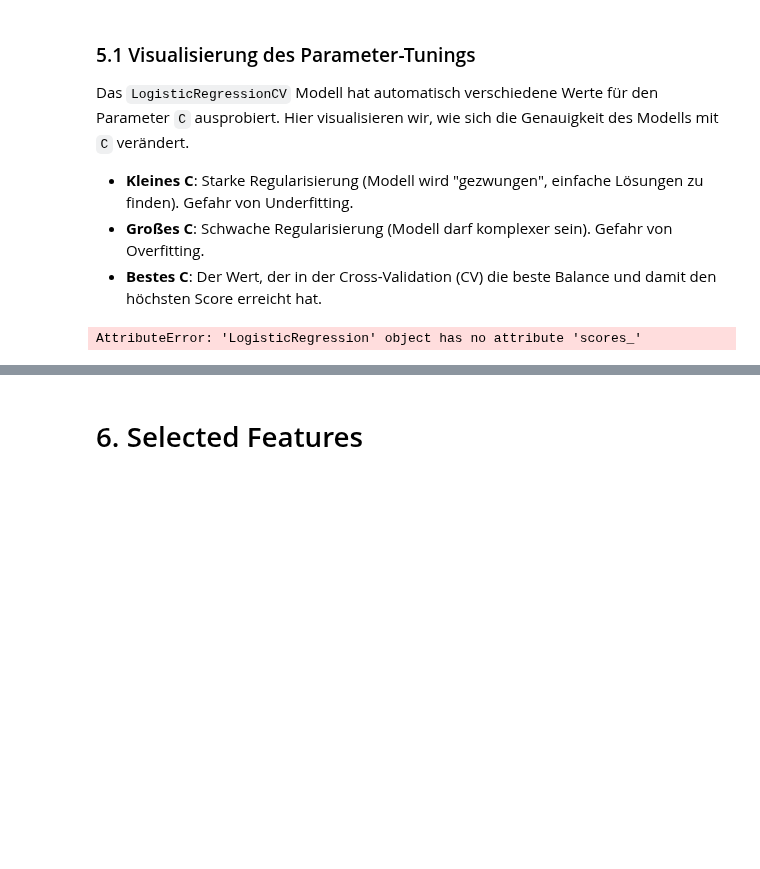
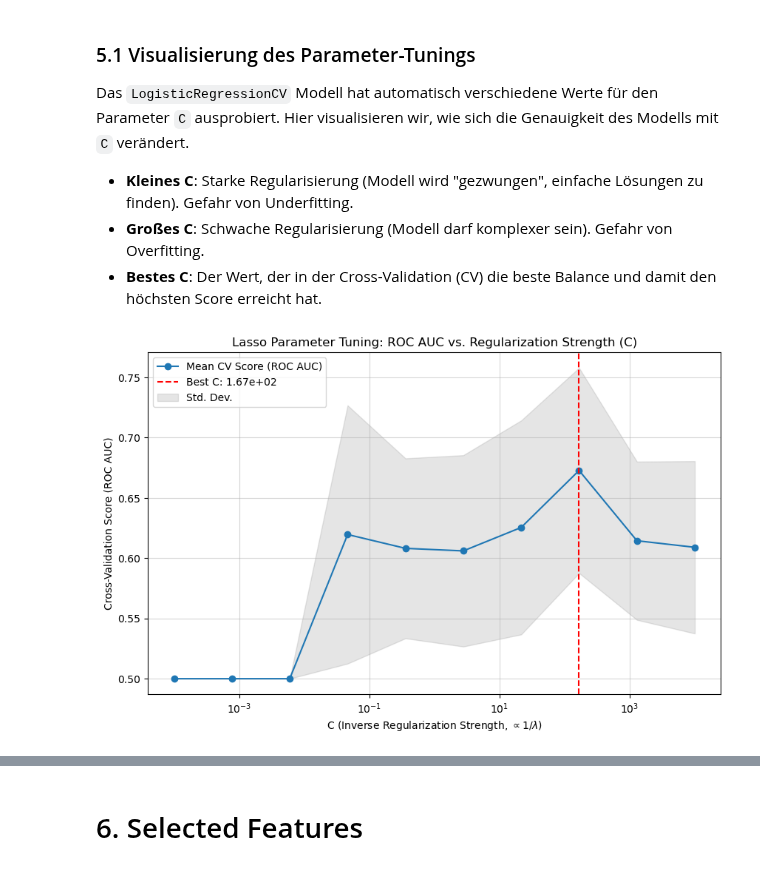
Before and after one commit to LabMedDHM/lotta_frag, a Jupyter notebook: 04_lasso_modeling.ipynb, the cells around one changed output, grey strips where cells are left out. Drawn from its saved outputs; the diff is of its cells as text; code cells hidden in the pictures; blank space fills up the shorter version.

```diff
--- a/04_lasso_modeling.ipynb
+++ b/04_lasso_modeling.ipynb
@@ -147,28 +159,33 @@ Hier visualisieren wir, wie sich die Genauigkeit des Modells mit `C` verändert.
 - **Großes C**: Schwache Regularisierung (Modell darf komplexer sein). Gefahr von Overfitting.
 - **Bestes C**: Der Wert, der in der Cross-Validation (CV) die beste Balance und damit den höchsten Score erreicht hat.
 # %%
-'''
-lasso = pipeline.named_steps['lasso']
+### 5.1 Visualisierung des Parameter-Tunings
+
+import matplotlib.pyplot as plt
+
+lasso_cv = pipeline.named_steps['lasso_cv']
 
 # Scores extrahieren. Form: (n_folds, n_Cs)
-# Wir nehmen den Durchschnitt über die Folds für jeden C-Wert
-# scores_ ist ein Dict mit Klassen-Labels als Keys. Bei binärer Klassifikation (0, 1) nehmen wir 1.
-mean_scores = np.mean(lasso.scores_[1], axis=0)
-std_scores = np.std(lasso.scores_[1], axis=0)
-cs = lasso.Cs_
+# durchschnitt von allen 5 C-werten (aus den 5 folds)
+mean_scores = np.mean(lasso_cv.scores_[1], axis=0)
+
+# standardabweichung, wie weit waren die 5 ergbenisse auseinander, wie groß ist die unsicherheit (später im plot grau markiert)
+std_scores = np.std(lasso_cv.scores_[1], axis=0)
+cs = lasso_cv.Cs_
 
 plt.figure(figsize=(10, 6))
-plt.semilogx(cs, mean_scores, marker='o', label='Mean CV Score')
+# semilogx da C typischerweise logarithmisch verteilt ist
+plt.semilogx(cs, mean_scores, marker='o', label='Mean CV Score (ROC AUC)')
 plt.fill_between(cs, mean_scores - std_scores, mean_scores + std_scores, alpha=0.2, color='gray', label='Std. Dev.')
 
-# Bestes C markieren
-plt.axvline(lasso.C_[0], linestyle='--', color='r', label=f'Best C: {lasso.C_[0]:.2e}')
+#bestes C
+plt.axvline(lasso_cv.C_[0], linestyle='--', color='r', label=f'Best C: {lasso_cv.C_[0]:.2e}')
 
-plt.title("Lasso Parameter Tuning: Accuracy vs. Regularization Strength (C)")
-plt.xlabel("C (Inverse Regularization Strength)")
-plt.ylabel("Cross-Validation Accuracy")
+plt.title("Lasso Parameter Tuning: ROC AUC vs. Regularization Strength (C)")
+plt.xlabel("C (Inverse Regularization Strength, $\propto 1/\lambda$)")
+plt.ylabel("Cross-Validation Score (ROC AUC)")
 plt.legend()
 plt.grid(True, which="both", ls="-", alpha=0.5)
-plt.show()'''
+plt.show()
 # %% [output]
-AttributeError: 'LogisticRegression' object has no attribute 'scores_'
+[figure, added]
```
Also changed, not shown: parts of 9 cells of this notebook.
